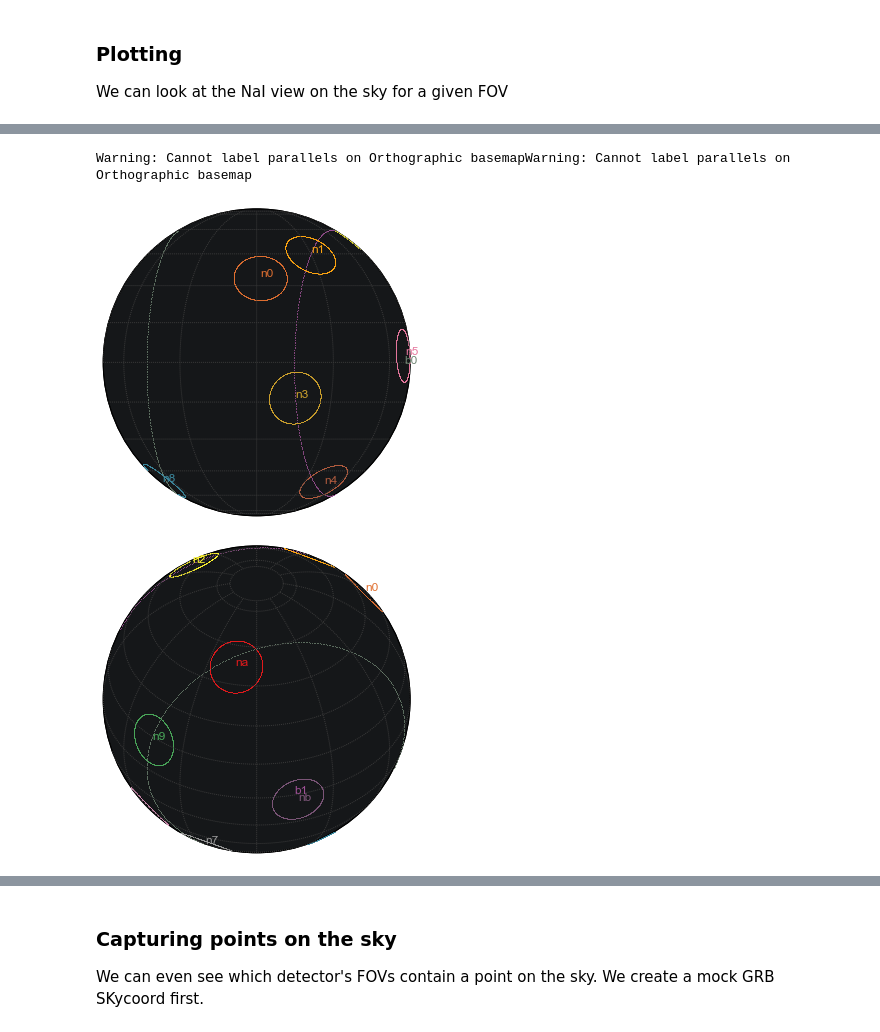
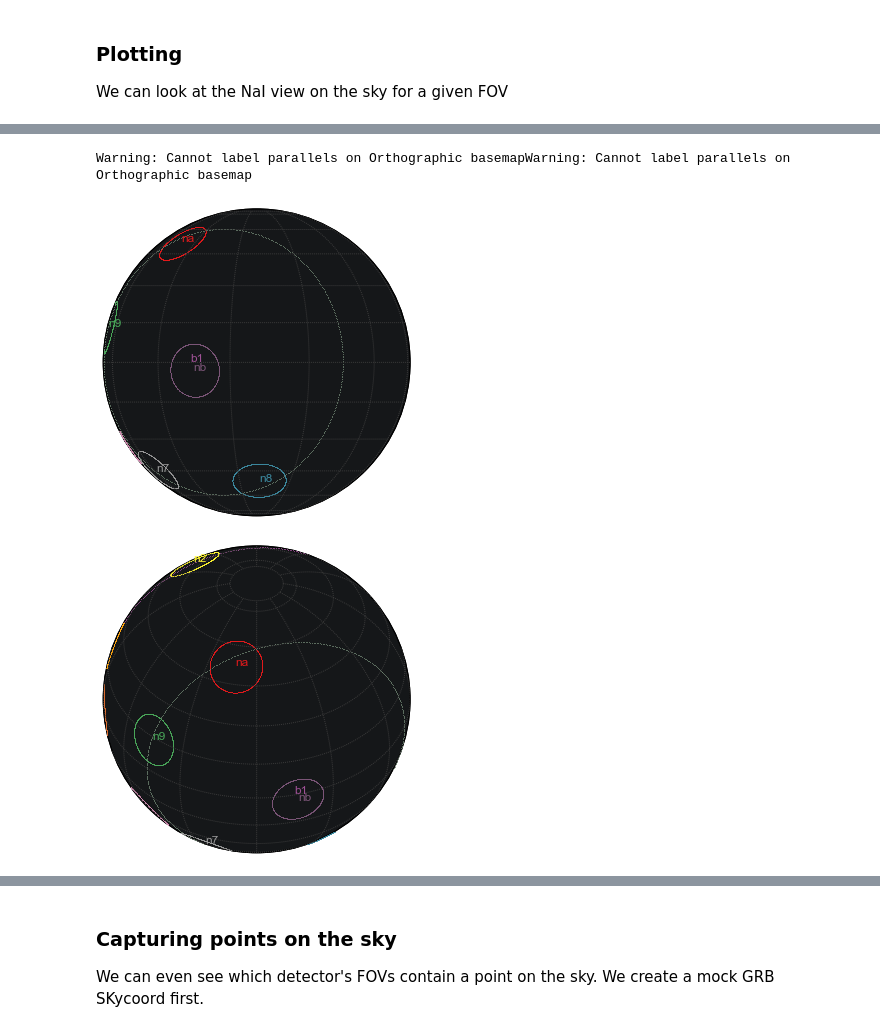
Before and after one commit to grburgess/gbmgeometry, a Jupyter notebook: examples/demo.ipynb, the cells around one changed output, grey strips where cells are left out. Cells and saved outputs as stored; diff of their text form; code cells hidden in the pictures.

```diff
--- a/examples/demo.ipynb
+++ b/examples/demo.ipynb
@@ -141,7 +141,7 @@ myGBM.detector_plot(radius=60)
 # %%
-myGBM.detector_plot(radius=10,projection='ortho',lon_0=120)
+myGBM.detector_plot(radius=10,projection='ortho',lon_0=40)
 myGBM.detector_plot(radius=10,projection='ortho',lon_0=0,lat_0=40,fignum=2)
 # %% [output]
 Warning: Cannot label parallels on Orthographic basemapWarning: Cannot label parallels on Orthographic basemap
-[figure, old version]
+[figure, new version]
-[figure, old version]
+[figure, new version]
```
Also changed, not shown: parts of 8 cells of this notebook, 1 other file.
